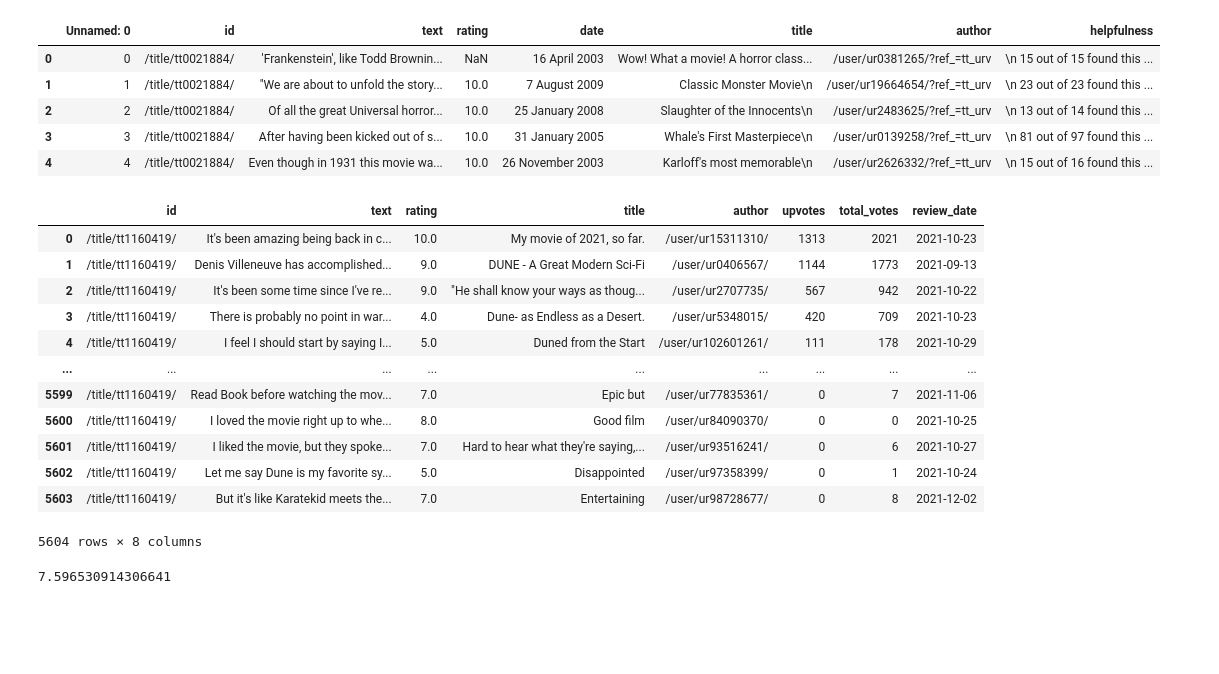
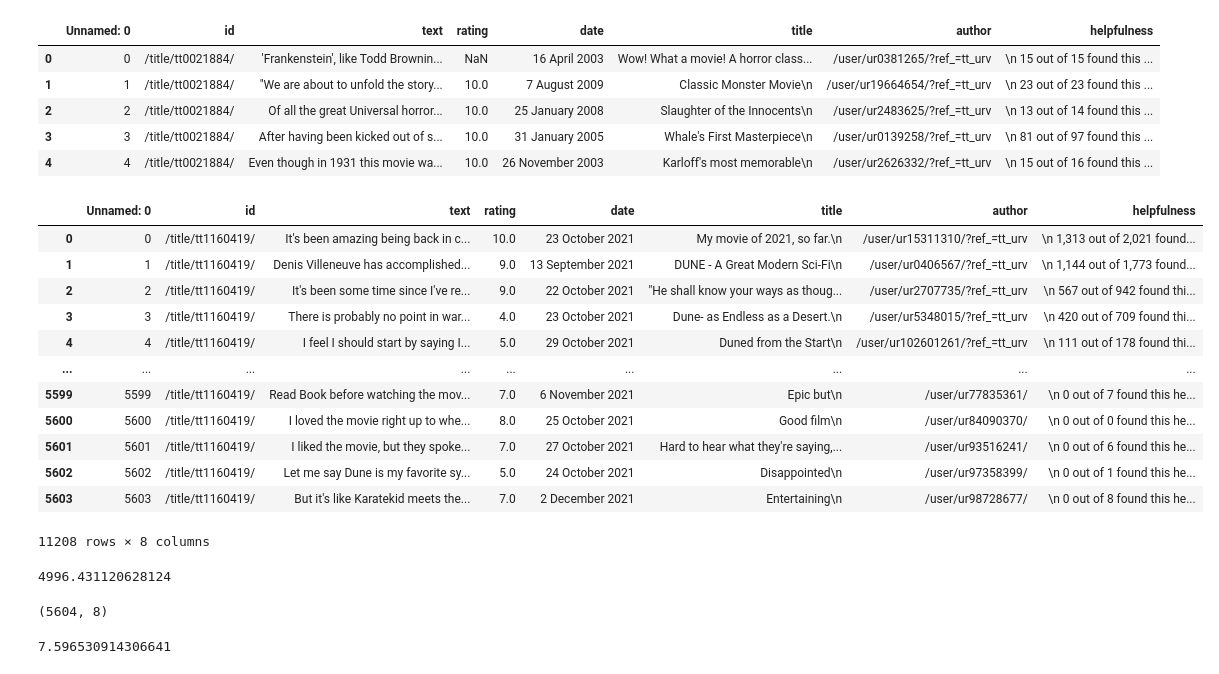
Before and after one commit to ilyamil/movie_recommender_system, a Jupyter notebook: notebooks/reviews_cleaning.ipynb, the cells around one changed output. Drawn from its saved outputs; the diff is of its cells as text; code cells hidden in the pictures; blank space fills up the shorter version.

```diff
--- a/notebooks/reviews_cleaning.ipynb
+++ b/notebooks/reviews_cleaning.ipynb
@@ -380,3 +365,19 @@ some_reviews.head()
 | 2 | 2 | /title/tt0021884/ | Of all the great Universal horror... | 10.0 | 25 January 2008 | Slaughter of the Innocents\n | /user/ur2483625/?ref_=tt_urv | \n 13 out of 14 found this ... |
 | 3 | 3 | /title/tt0021884/ | After having been kicked out of s... | 10.0 | 31 January 2005 | Whale's First Masterpiece\n | /user/ur0139258/?ref_=tt_urv | \n 81 out of 97 found this ... |
 | 4 | 4 | /title/tt0021884/ | Even though in 1931 this movie wa... | 10.0 | 26 November 2003 | Karloff's most memorable\n | /user/ur2626332/?ref_=tt_urv | \n 15 out of 16 found this ... |
+# %%
+pd.concat([some_reviews, some_reviews])
+# %% [output]
+|  | Unnamed: 0 | id | text | rating | date | title | author | helpfulness |
+| 0 | 0 | /title/tt1160419/ | It's been amazing being back in c... | 10.0 | 23 October 2021 | My movie of 2021, so far.\n | /user/ur15311310/?ref_=tt_urv | \n 1,313 out of 2,021 found... |
+| 1 | 1 | /title/tt1160419/ | Denis Villeneuve has accomplished... | 9.0 | 13 September 2021 | DUNE - A Great Modern Sci-Fi\n | /user/ur0406567/?ref_=tt_urv | \n 1,144 out of 1,773 found... |
+| 2 | 2 | /title/tt1160419/ | It's been some time since I've re... | 9.0 | 22 October 2021 | "He shall know your ways as thoug... | /user/ur2707735/?ref_=tt_urv | \n 567 out of 942 found thi... |
+| 3 | 3 | /title/tt1160419/ | There is probably no point in war... | 4.0 | 23 October 2021 | Dune- as Endless as a Desert.\n | /user/ur5348015/?ref_=tt_urv | \n 420 out of 709 found thi... |
+| 4 | 4 | /title/tt1160419/ | I feel I should start by saying I... | 5.0 | 29 October 2021 | Duned from the Start\n | /user/ur102601261/?ref_=tt_urv | \n 111 out of 178 found thi... |
+| ... | ... | ... | ... | ... | ... | ... | ... | ... |
+| 5599 | 5599 | /title/tt1160419/ | Read Book before watching the mov... | 7.0 | 6 November 2021 | Epic but\n | /user/ur77835361/ | \n 0 out of 7 found this he... |
+| 5600 | 5600 | /title/tt1160419/ | I loved the movie right up to whe... | 8.0 | 25 October 2021 | Good film\n | /user/ur84090370/ | \n 0 out of 0 found this he... |
+| 5601 | 5601 | /title/tt1160419/ | I liked the movie, but they spoke... | 7.0 | 27 October 2021 | Hard to hear what they're saying,... | /user/ur93516241/ | \n 0 out of 6 found this he... |
+| 5602 | 5602 | /title/tt1160419/ | Let me say Dune is my favorite sy... | 5.0 | 24 October 2021 | Disappointed\n | /user/ur97358399/ | \n 0 out of 1 found this he... |
+| 5603 | 5603 | /title/tt1160419/ | But it's like Karatekid meets the... | 7.0 | 2 December 2021 | Entertaining\n | /user/ur98728677/ | \n 0 out of 8 found this he... |
+11208 rows × 8 columns
@@ -383,19 +386,13 @@ some_reviews.head()
 # %%
-etl.ReviewsETL.transform(some_reviews)
+etl.ReviewsETL.transform(some_reviews).to_csv('here.csv', compression='gzip')
-# %% [output]
-|  | id | text | rating | title | author | upvotes | total_votes | review_date |
-| 0 | /title/tt1160419/ | It's been amazing being back in c... | 10.0 | My movie of 2021, so far. | /user/ur15311310/ | 1313 | 2021 | 2021-10-23 |
-| 1 | /title/tt1160419/ | Denis Villeneuve has accomplished... | 9.0 | DUNE - A Great Modern Sci-Fi | /user/ur0406567/ | 1144 | 1773 | 2021-09-13 |
-| 2 | /title/tt1160419/ | It's been some time since I've re... | 9.0 | "He shall know your ways as thoug... | /user/ur2707735/ | 567 | 942 | 2021-10-22 |
-| 3 | /title/tt1160419/ | There is probably no point in war... | 4.0 | Dune- as Endless as a Desert. | /user/ur5348015/ | 420 | 709 | 2021-10-23 |
-| 4 | /title/tt1160419/ | I feel I should start by saying I... | 5.0 | Duned from the Start | /user/ur102601261/ | 111 | 178 | 2021-10-29 |
-| ... | ... | ... | ... | ... | ... | ... | ... | ... |
-| 5599 | /title/tt1160419/ | Read Book before watching the mov... | 7.0 | Epic but | /user/ur77835361/ | 0 | 7 | 2021-11-06 |
-| 5600 | /title/tt1160419/ | I loved the movie right up to whe... | 8.0 | Good film | /user/ur84090370/ | 0 | 0 | 2021-10-25 |
-| 5601 | /title/tt1160419/ | I liked the movie, but they spoke... | 7.0 | Hard to hear what they're saying,... | /user/ur93516241/ | 0 | 6 | 2021-10-27 |
-| 5602 | /title/tt1160419/ | Let me say Dune is my favorite sy... | 5.0 | Disappointed | /user/ur97358399/ | 0 | 1 | 2021-10-24 |
-| 5603 | /title/tt1160419/ | But it's like Karatekid meets the... | 7.0 | Entertaining | /user/ur98728677/ | 0 | 8 | 2021-12-02 |
-5604 rows × 8 columns
+# %%
+4e6 / 5604 * 7
+# %% [output]
+4996.431120628124
+# %%
+some_reviews.shape
+# %% [output]
+(5604, 8)
 # %%
 some_reviews.memory_usage(deep=True).sum() / 1024 / 1024
 # %% [output]
```
Also changed, not shown: parts of 9 cells of this notebook, 4 other files.
